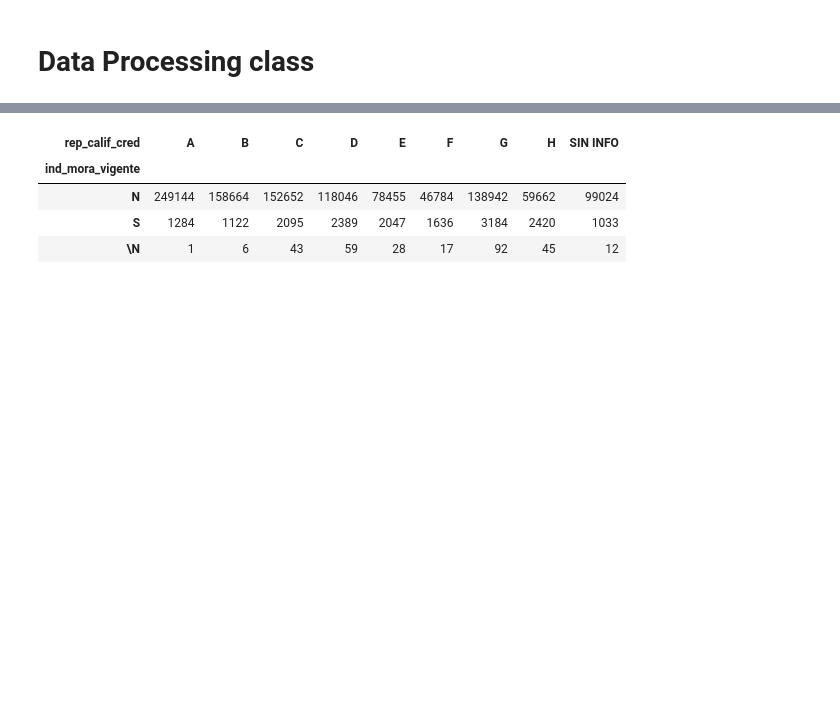
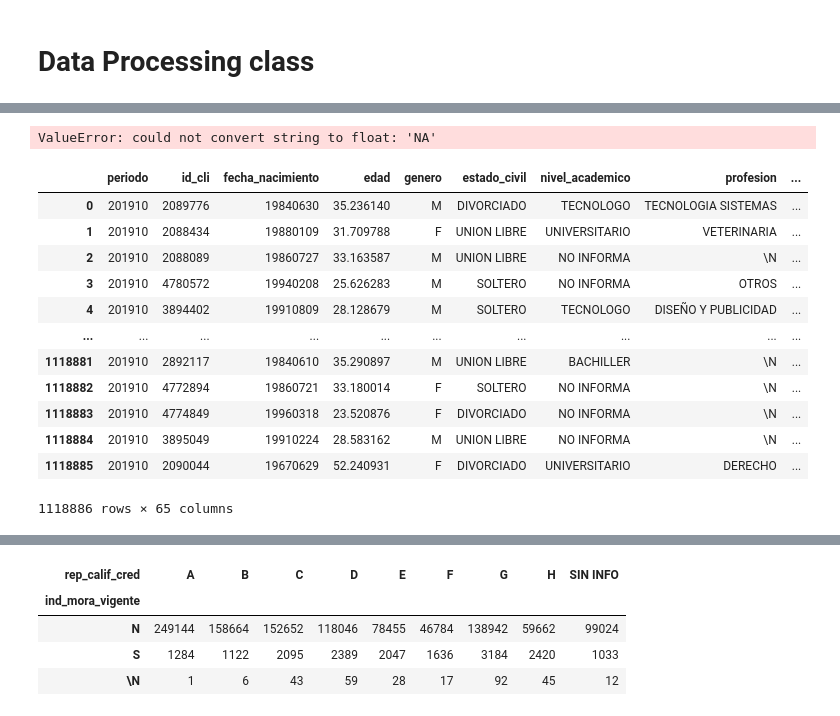
Before and after one commit to abdala9512/bc-dataton, a Jupyter notebook: notebooks/notebook_Miguel.ipynb, the cells around one changed output, grey strips where cells are left out. Cells and saved outputs as stored; diff of their text form; code cells hidden in the pictures; blank space fills up the shorter version.

```diff
--- a/notebooks/notebook_Miguel.ipynb
+++ b/notebooks/notebook_Miguel.ipynb
@@ -93 +141,21 @@ data.head()
+# %%
+test_df.build()['mora_max'].value_counts()
+# %% [output]
+ValueError: could not convert string to float: 'NA'
+# %%
+test_df.cleaned_dataframe
+# %% [output]
+|  | periodo | id_cli | fecha_nacimiento | edad | genero | estado_civil | nivel_academico | profesion | ... |
+| 0 | 201910 | 2089776 | 19840630 | 35.236140 | M | DIVORCIADO | TECNOLOGO | TECNOLOGIA SISTEMAS | ... |
+| 1 | 201910 | 2088434 | 19880109 | 31.709788 | F | UNION LIBRE | UNIVERSITARIO | VETERINARIA | ... |
+| 2 | 201910 | 2088089 | 19860727 | 33.163587 | M | UNION LIBRE | NO INFORMA | \N | ... |
+| 3 | 201910 | 4780572 | 19940208 | 25.626283 | M | SOLTERO | NO INFORMA | OTROS | ... |
+| 4 | 201910 | 3894402 | 19910809 | 28.128679 | M | SOLTERO | TECNOLOGO | DISEÑO Y PUBLICIDAD | ... |
+| ... | ... | ... | ... | ... | ... | ... | ... | ... | ... |
+| 1118881 | 201910 | 2892117 | 19840610 | 35.290897 | M | UNION LIBRE | BACHILLER | \N | ... |
+| 1118882 | 201910 | 4772894 | 19860721 | 33.180014 | F | SOLTERO | NO INFORMA | \N | ... |
+| 1118883 | 201910 | 4774849 | 19960318 | 23.520876 | F | DIVORCIADO | NO INFORMA | \N | ... |
+| 1118884 | 201910 | 3895049 | 19910224 | 28.583162 | M | UNION LIBRE | NO INFORMA | \N | ... |
+| 1118885 | 201910 | 2090044 | 19670629 | 52.240931 | F | DIVORCIADO | UNIVERSITARIO | DERECHO | ... |
+1118886 rows × 65 columns
 # %%
```
Also changed, not shown: parts of 23 cells of this notebook, 1 other file.
